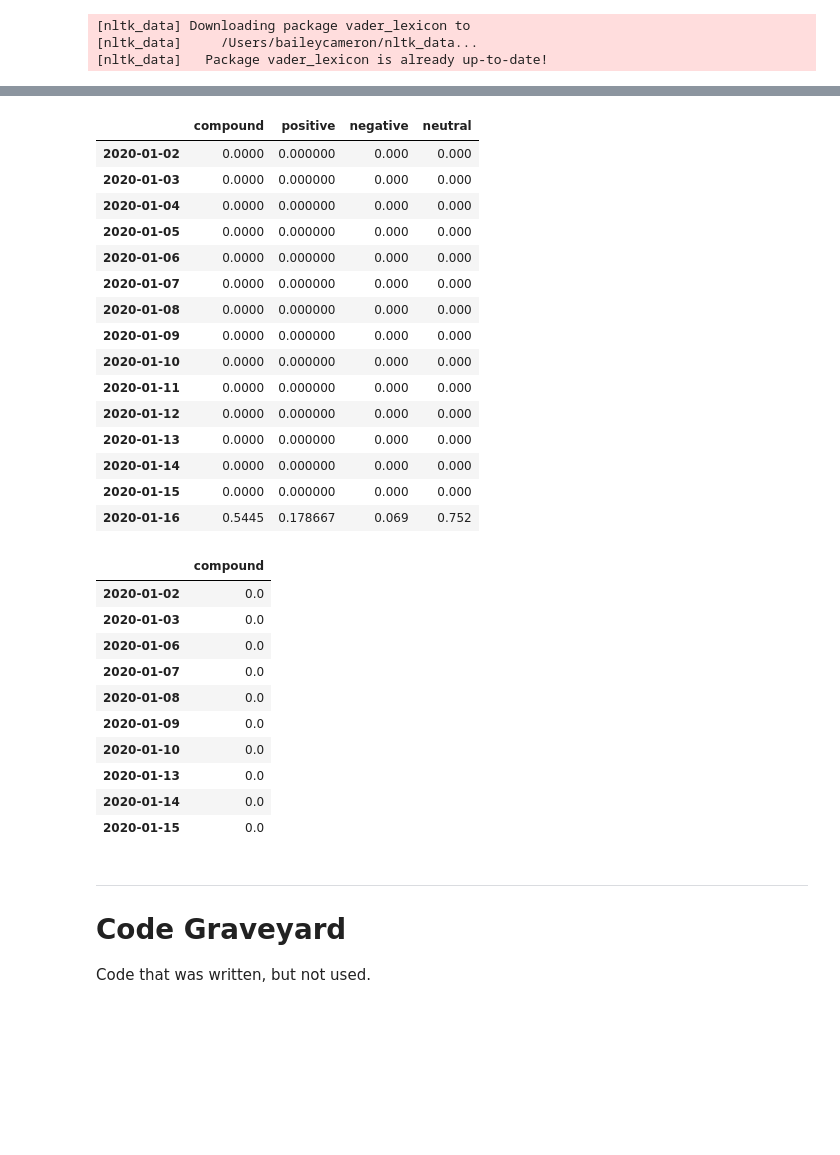
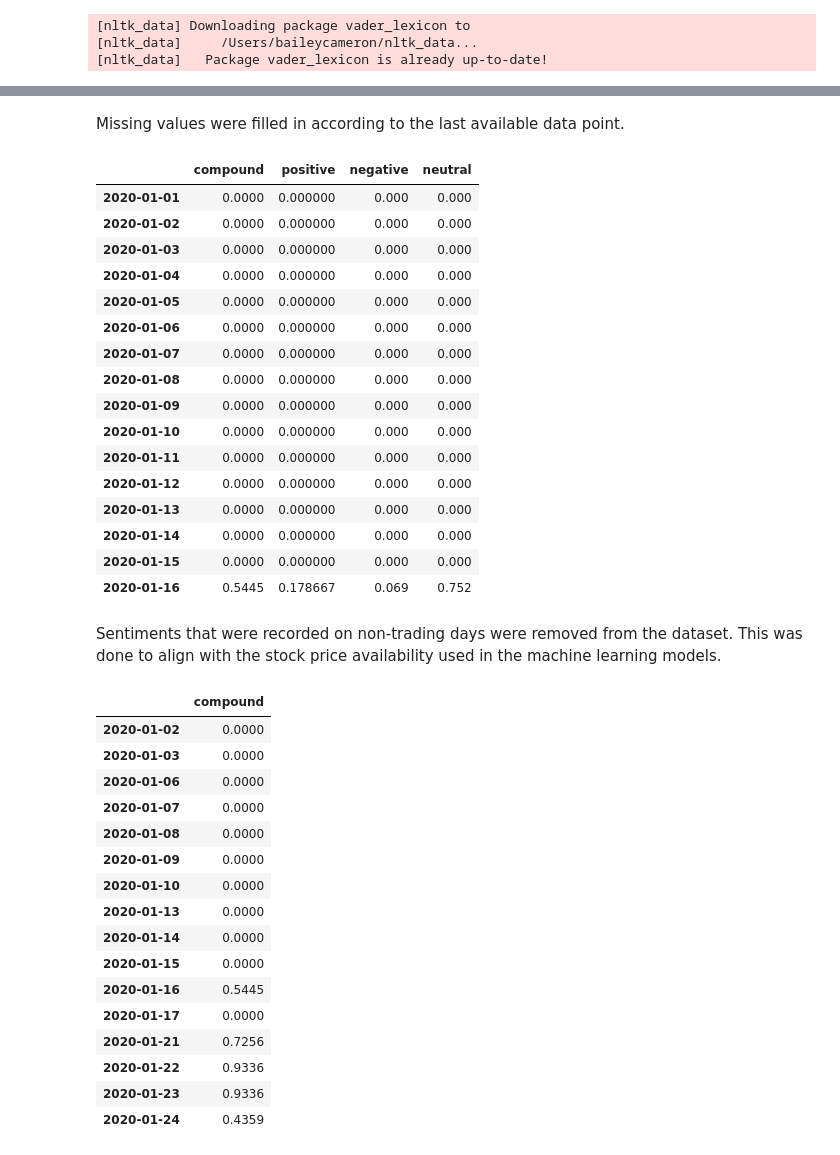
Before and after one commit to ShuranXu/Analysis-of-Trump-Tweets-Impact-To-Pharmaceutical-Stocks, a Jupyter notebook: sentiment_analysis_bailey.ipynb, the cells around one changed output, grey strips where cells are left out. Drawn from its saved outputs; the diff is of its cells as text; code cells hidden in the pictures; blank space fills up the shorter version.

Commit message:
finished sentiment notebook and scraper notebooks.

```diff
--- a/sentiment_analysis_bailey.ipynb
+++ b/sentiment_analysis_bailey.ipynb
@@ -26,8 +26,6 @@ analyzer = SentimentIntensityAnalyzer()
 # %%
-# Import twitter feed from csv file
-
 # Load the sentiment data for vaccine
-trump_df = pd.read_csv('trump_tweets_Jan_2020_Sep_2020.csv', infer_datetime_format=True, parse_dates=True)
+trump_df = pd.read_csv('trump_tweets_Jan_2020_Sep_30_2020.csv', infer_datetime_format=True, parse_dates=True)
 trump_df = trump_df.drop(columns="Unnamed: 0")
 trump_df = trump_df.drop_duplicates(subset=['Time', 'Tweet'], keep='last')
 trump_df = trump_df.dropna()
@@ -42,5 +40,5 @@ trump_df.tail()
 # %%
-# cleanup 'Time' indicies
+# cleanup 'Time' column
 
 def split_timestamps(df):
 
@@ -62,7 +60,7 @@ def split_timestamps(df):
 
 trump_df = split_timestamps(trump_df)
 trump_df = trump_df.drop(columns='Time')
-trump_df = trump_df[trump_df['Date'] > '2020-01-01']
+#trump_df['Date'] = pd.to_datetime(trump_df['Date'])
 trump_df.tail()
 # %% [output]
 |  | Tweet | Date | Time Stamp |
@@ -175,19 +230,18 @@ df.head(15)
 | 2020-01-14 | NaN | NaN | NaN | NaN |
 | 2020-01-15 | NaN | NaN | NaN | NaN |
 | 2020-01-16 | 0.5445 | 0.178667 | 0.069 | 0.752 |
+# %% [markdown]
+Missing values were filled in according to the last available data point.
 # %%
-# option 1: fill from the last available date
-# option 2: average all available entries
-# option 3: put in zeros
-
-# option 1
+# fill from the last available date
 df_clean = df.fillna(method='ffill')
 
 # fills blank values from Jan 1 to Jan 15 where no virus tweets
 df_clean = df_clean.fillna(0)
-df_clean.head(15)
+df_clean.head(16)
 # %% [output]
 |  | compound | positive | negative | neutral |
+| 2020-01-01 | 0.0000 | 0.000000 | 0.000 | 0.000 |
 | 2020-01-02 | 0.0000 | 0.000000 | 0.000 | 0.000 |
 | 2020-01-03 | 0.0000 | 0.000000 | 0.000 | 0.000 |
 | 2020-01-04 | 0.0000 | 0.000000 | 0.000 | 0.000 |
@@ -203,28 +257,36 @@ df_clean.head(15)
 | 2020-01-14 | 0.0000 | 0.000000 | 0.000 | 0.000 |
 | 2020-01-15 | 0.0000 | 0.000000 | 0.000 | 0.000 |
 | 2020-01-16 | 0.5445 | 0.178667 | 0.069 | 0.752 |
+# %% [markdown]
+Sentiments that were recorded on non-trading days were removed from the dataset. This was done to align with the stock price availability used in the machine learning models.
 # %%
 # Get only trading days
 nyse = mcal.get_calendar('NYSE')
 
 df_final = df_clean[['compound']].copy()
 
-valid_days = nyse.valid_days(start_date='2020-01-01', end_date='2020-09-24')
+valid_days = nyse.valid_days(start_date='2020-01-01', end_date='2020-09-30')
 valid_days = valid_days.strftime('%Y-%m-%d').to_frame()
 
 df_final = pd.concat([valid_days,df_final],join='inner',axis=1)
 df_final = df_final.drop(columns=0)
 
-df_final.head(10)
+df_final.head(16)
 # %% [output]
 |  | compound |
-| 2020-01-02 | 0.0 |
-| 2020-01-03 | 0.0 |
-| 2020-01-06 | 0.0 |
-| 2020-01-07 | 0.0 |
-| 2020-01-08 | 0.0 |
-| 2020-01-09 | 0.0 |
-| 2020-01-10 | 0.0 |
-| 2020-01-13 | 0.0 |
-| 2020-01-14 | 0.0 |
-| 2020-01-15 | 0.0 |
+| 2020-01-02 | 0.0000 |
+| 2020-01-03 | 0.0000 |
+| 2020-01-06 | 0.0000 |
+| 2020-01-07 | 0.0000 |
+| 2020-01-08 | 0.0000 |
+| 2020-01-09 | 0.0000 |
+| 2020-01-10 | 0.0000 |
+| 2020-01-13 | 0.0000 |
+| 2020-01-14 | 0.0000 |
+| 2020-01-15 | 0.0000 |
+| 2020-01-16 | 0.5445 |
+| 2020-01-17 | 0.0000 |
+| 2020-01-21 | 0.7256 |
+| 2020-01-22 | 0.9336 |
+| 2020-01-23 | 0.9336 |
+| 2020-01-24 | 0.4359 |
@@ -233,4 +292,0 @@ df_final.to_csv('trump_sentiment_Jan_2020_Sep_2020.csv')
-# %% [markdown]
-----------------
-# Code Graveyard
-Code that was written, but not used.
```
Also changed, not shown: parts of 23 cells of this notebook.
